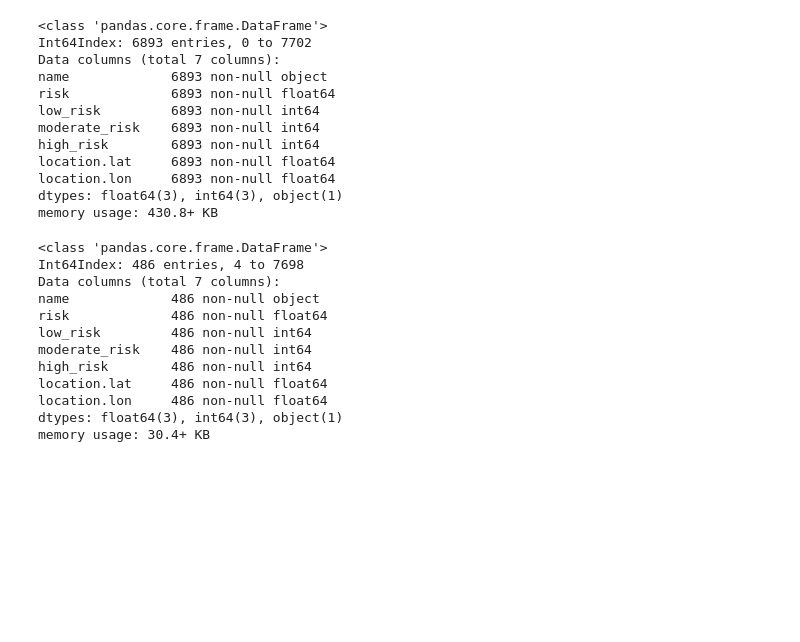
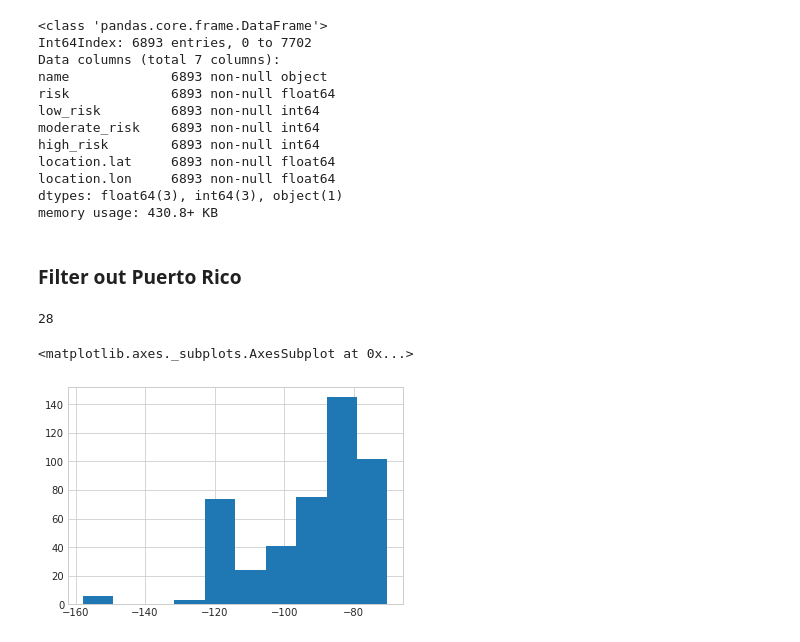
Before and after one commit to aawiegel/CollegeClassification, a Jupyter notebook: Classification.ipynb, the cells around one changed output. Cells and saved outputs as stored; diff of their text form; code cells hidden in the pictures; blank space fills up the shorter version.

```diff
--- a/Classification.ipynb
+++ b/Classification.ipynb
@@ -973,18 +973,16 @@ location.lat     6893 non-null float64
 location.lon     6893 non-null float64
 dtypes: float64(3), int64(3), object(1)
 memory usage: 430.8+ KB
-# %%
-pared_risk_df.loc[pared_risk_df.moderate_risk == 1].info()
-# %% [output]
-<class 'pandas.core.frame.DataFrame'>
-Int64Index: 486 entries, 4 to 7698
-Data columns (total 7 columns):
-name             486 non-null object
-risk             486 non-null float64
-low_risk         486 non-null int64
-moderate_risk    486 non-null int64
-high_risk        486 non-null int64
-location.lat     486 non-null float64
-location.lon     486 non-null float64
-dtypes: float64(3), int64(3), object(1)
-memory usage: 30.4+ KB
+# %% [markdown]
+### Filter out Puerto Rico
+# %%
+onlyrisky_df = pared_risk_df.loc[(pared_risk_df.risk > 0.1) & (pared_risk_df['location.lat'] > 18.5)]
+# %%
+onlyrisky_df.high_risk.sum()
+# %% [output]
+28
+# %%
+onlyrisky_df['location.lon'].hist()
+# %% [output]
+<matplotlib.axes._subplots.AxesSubplot at 0x...>
+[figure, added]
```
Also changed, not shown: parts of 1 cell of this notebook.
